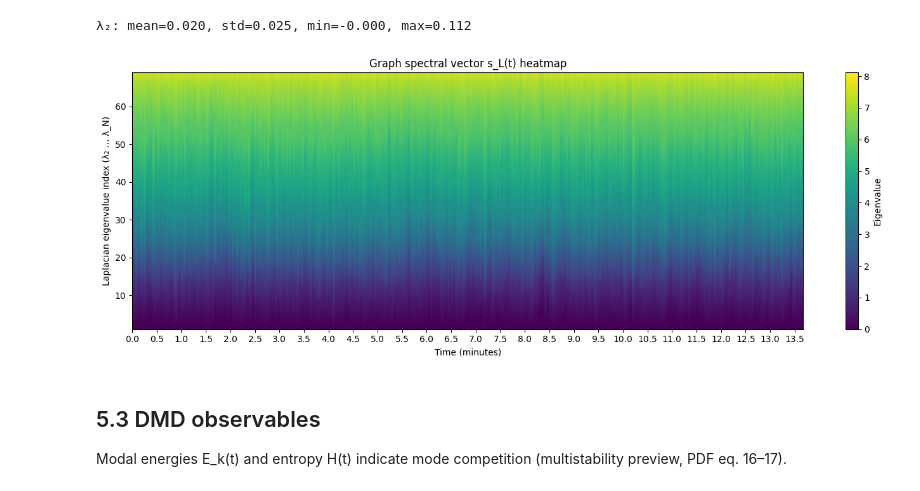
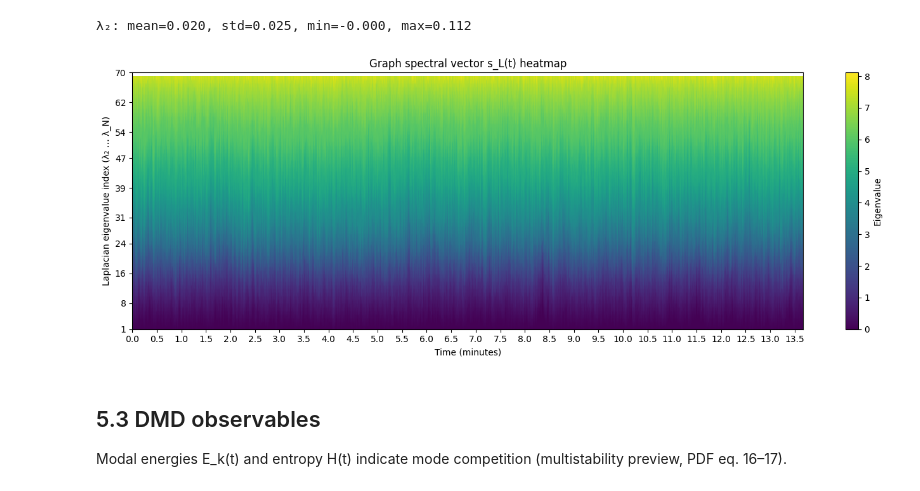
Before and after one commit to josefberman/SpectralSchooling, a Jupyter notebook: analyse_results.ipynb, the cells around one changed output. Saved outputs shown, nothing was run; the diff lists cells and outputs as text; code cells hidden in the pictures.

```diff
--- a/analyse_results.ipynb
+++ b/analyse_results.ipynb
@@ -100,33 +133,35 @@ print(f"λ₂: mean={np.nanmean(lambda2):.3f}, std={np.nanstd(lambda2):.3f}, min
 # %%
 import math
 
 idx, s_l_sub = subsample(graph.spectral_vector)
 t_sub = time_s[idx] / 60
 
 fig, ax = plt.subplots(figsize=(14, 5))
+num_evals = s_l_sub.shape[1]
 im = ax.imshow(
     s_l_sub.T,
     aspect="auto",
     origin="lower",
-    extent=[t_sub[0], t_sub[-1], 1, s_l_sub.shape[1]],
+    extent=[t_sub[0], t_sub[-1], 1, num_evals],
     cmap="viridis",
 )
 ax.set_xlabel("Time (minutes)")
 ax.set_ylabel("Laplacian eigenvalue index (λ₂ … λ_N)")
 ax.set_title("Graph spectral vector s_L(t) heatmap")
+ax.set_yticks(np.linspace(1, num_evals + 1, 10, dtype=int))
 
 # Set x ticks every half a minute
 start_min = t_sub[0]
 end_min = t_sub[-1]
 half_min_ticks = np.arange(math.ceil(start_min * 2) / 2, end_min + 0.25, 0.5)
 ax.set_xticks(half_min_ticks)
 ax.set_xticklabels([f"{tick:.1f}" for tick in half_min_ticks])
 
 plt.colorbar(im, ax=ax, label="Eigenvalue")
 plt.tight_layout()
 plt.show()
 # %% [output]
-[figure, old version]
+[figure, new version]
 # %% [markdown]
 ## 5.3 DMD observables
 
```
Also changed, not shown: parts of 11 cells of this notebook, 12 other files.
